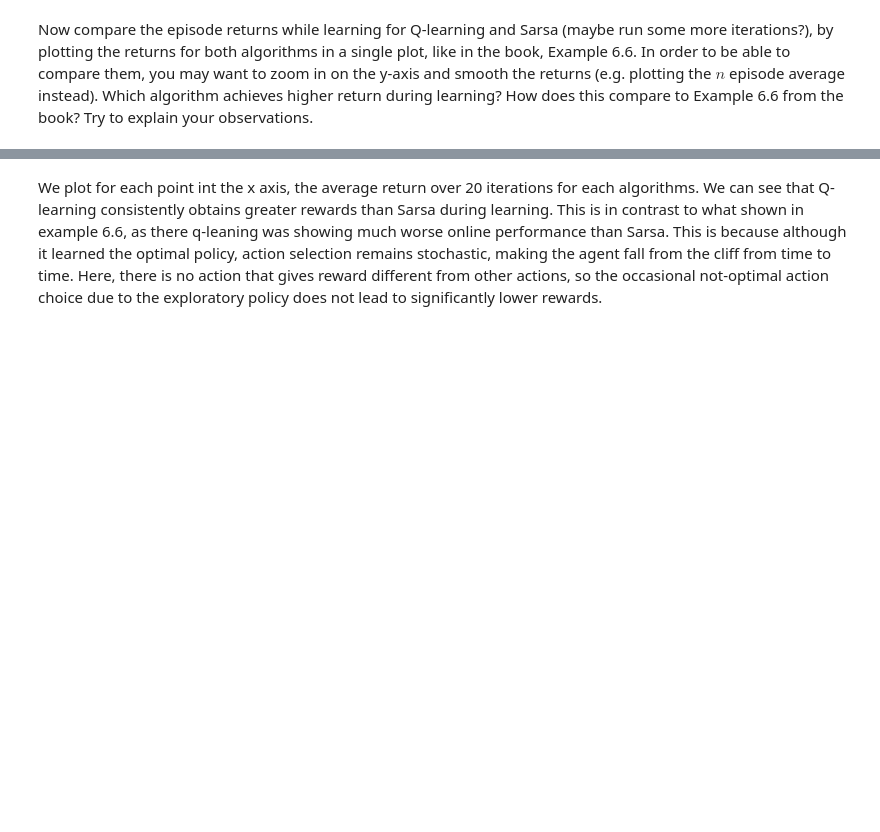
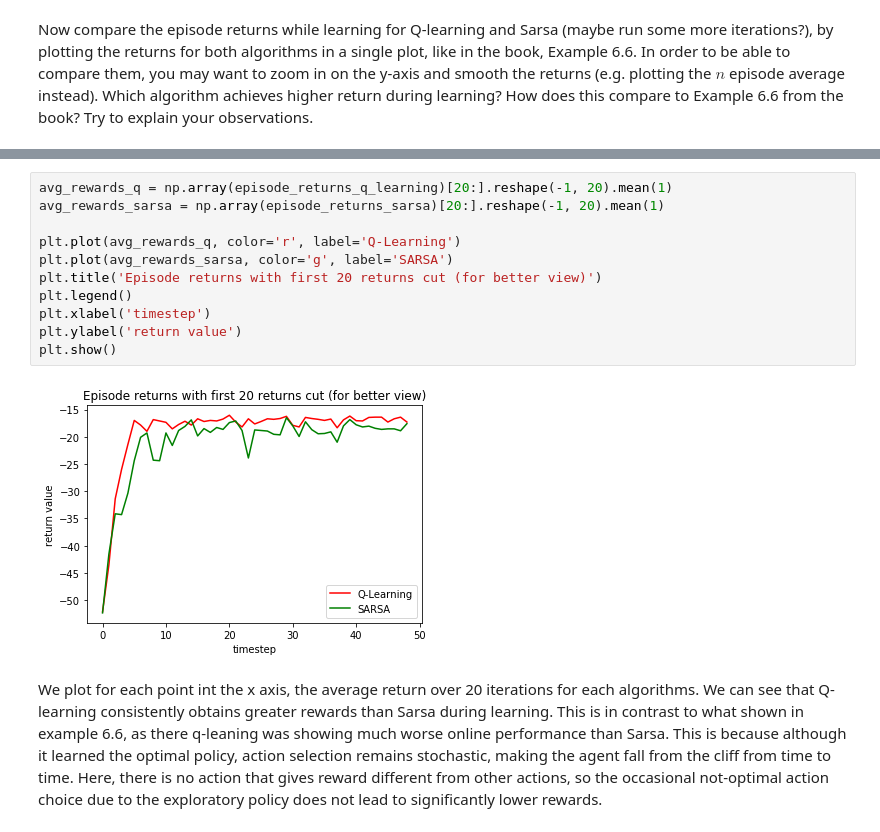
Before and after one commit to askliar/reinforcement-learning, a Jupyter notebook: labs/lab1/lab1.ipynb, the cells around one changed output, grey strips where cells are left out. Drawn from its saved outputs; the diff is of its cells as text; blank space fills up the shorter version.

```diff
--- a/labs/lab1/lab1.ipynb
+++ b/labs/lab1/lab1.ipynb
@@ -892,3 +898,16 @@ plt.show()
+# %%
+avg_rewards_q = np.array(episode_returns_q_learning)[20:].reshape(-1, 20).mean(1)
+avg_rewards_sarsa = np.array(episode_returns_sarsa)[20:].reshape(-1, 20).mean(1)
+
+plt.plot(avg_rewards_q, color='r', label='Q-Learning')
+plt.plot(avg_rewards_sarsa, color='g', label='SARSA')
+plt.title('Episode returns with first 20 returns cut (for better view)')
+plt.legend()
+plt.xlabel('timestep')
+plt.ylabel('return value')
+plt.show()
+# %% [output]
+[figure, added]
 # %% [markdown]
 We plot for each point int the x axis, the average return over 20 iterations for each algorithms. We can see that Q-learning consistently obtains greater rewards than Sarsa during learning.
 This is in contrast to what shown in example 6.6, as there q-leaning was showing much worse online performance than Sarsa. This is because although it learned the optimal policy, action selection remains stochastic, making the agent fall from the cliff from time to time. Here, there is no action that gives reward different from other actions, so the occasional not-optimal action choice due to the exploratory policy does not lead to significantly lower rewards.
```
Also changed, not shown: parts of 17 cells of this notebook.
